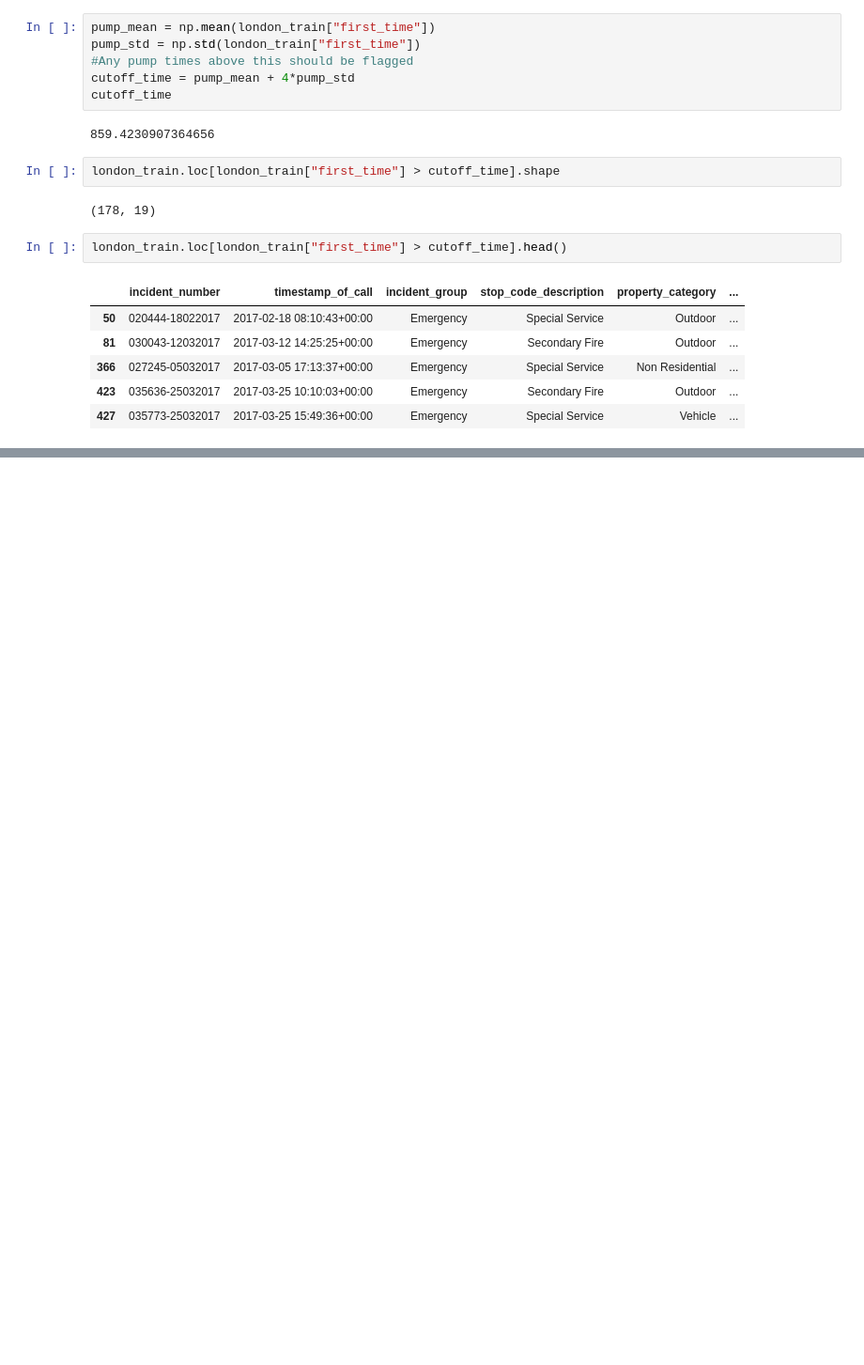
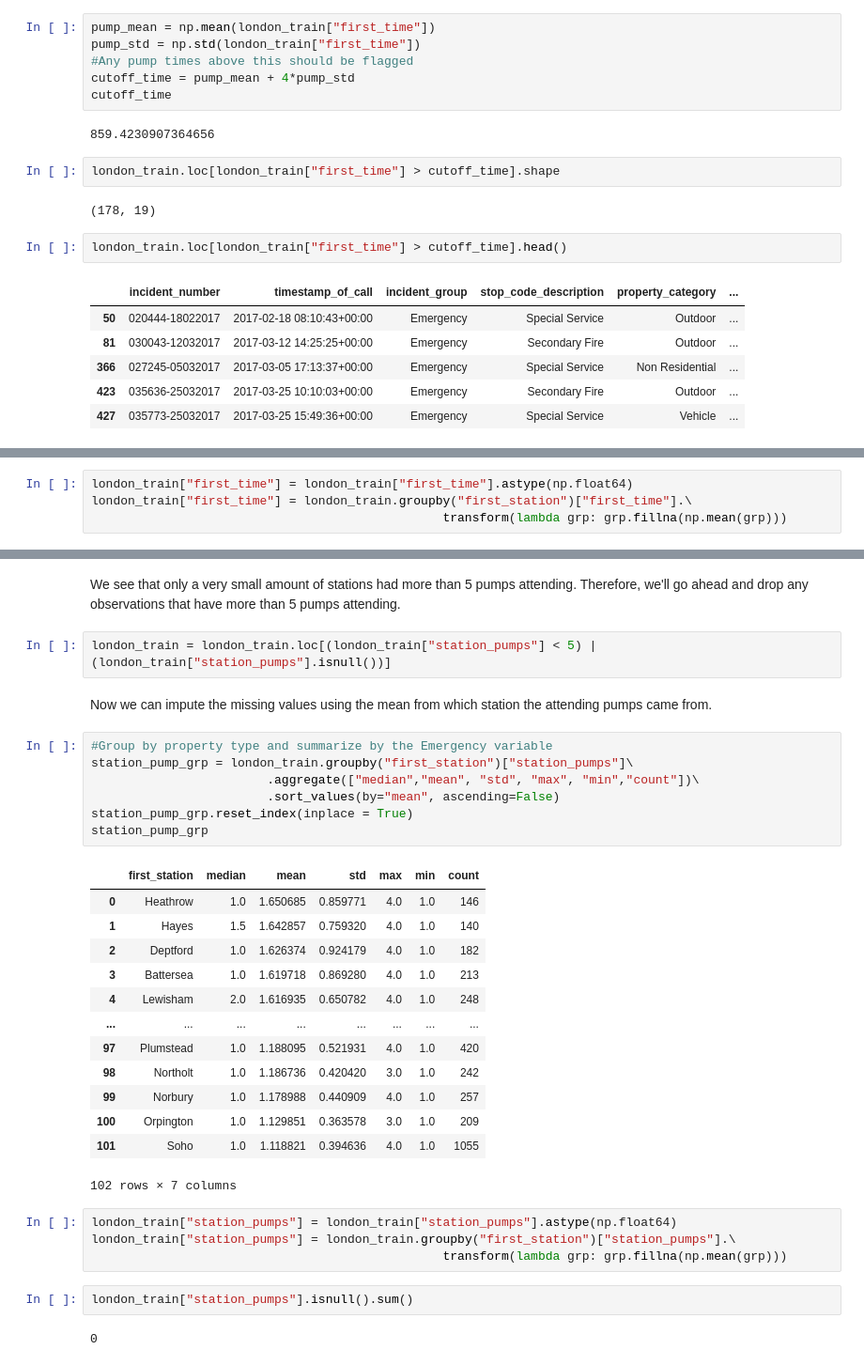
Before and after one commit to AustinYunker/London-Fire-Brigade, a Jupyter notebook: Data Cleaning.ipynb, the cells around one changed output, grey strips where cells are left out. Shown at 94% size. Saved outputs shown, nothing was run; the diff lists cells and outputs as text; blank space fills up the shorter version.

```diff
--- a/Data Cleaning.ipynb
+++ b/Data Cleaning.ipynb
@@ -847,0 +785,4 @@ dtype: int64
+# %%
+london_train["first_time"] = london_train["first_time"].astype(np.float64)
+london_train["first_time"] = london_train.groupby("first_station")["first_time"].\
+                                                transform(lambda grp: grp.fillna(np.mean(grp)))
@@ -847,0 +830,35 @@ dtype: int64
+# %% [markdown]
+We see that only a very small amount of stations had more than 5 pumps attending. Therefore, we'll go ahead and drop any observations that have more than 5 pumps attending.
+# %%
+london_train = london_train.loc[(london_train["station_pumps"] < 5) | (london_train["station_pumps"].isnull())]
+# %% [markdown]
+Now we can impute the missing values using the mean from which station the attending pumps came from.
+# %%
+#Group by property type and summarize by the Emergency variable
+station_pump_grp = london_train.groupby("first_station")["station_pumps"]\
+                        .aggregate(["median","mean", "std", "max", "min","count"])\
+                        .sort_values(by="mean", ascending=False)
+station_pump_grp.reset_index(inplace = True)
+station_pump_grp
+# %% [output]
+|  | first_station | median | mean | std | max | min | count |
+| 0 | Heathrow | 1.0 | 1.650685 | 0.859771 | 4.0 | 1.0 | 146 |
+| 1 | Hayes | 1.5 | 1.642857 | 0.759320 | 4.0 | 1.0 | 140 |
+| 2 | Deptford | 1.0 | 1.626374 | 0.924179 | 4.0 | 1.0 | 182 |
+| 3 | Battersea | 1.0 | 1.619718 | 0.869280 | 4.0 | 1.0 | 213 |
+| 4 | Lewisham | 2.0 | 1.616935 | 0.650782 | 4.0 | 1.0 | 248 |
+| ... | ... | ... | ... | ... | ... | ... | ... |
+| 97 | Plumstead | 1.0 | 1.188095 | 0.521931 | 4.0 | 1.0 | 420 |
+| 98 | Northolt | 1.0 | 1.186736 | 0.420420 | 3.0 | 1.0 | 242 |
+| 99 | Norbury | 1.0 | 1.178988 | 0.440909 | 4.0 | 1.0 | 257 |
+| 100 | Orpington | 1.0 | 1.129851 | 0.363578 | 3.0 | 1.0 | 209 |
+| 101 | Soho | 1.0 | 1.118821 | 0.394636 | 4.0 | 1.0 | 1055 |
+102 rows × 7 columns
+# %%
+london_train["station_pumps"] = london_train["station_pumps"].astype(np.float64)
+london_train["station_pumps"] = london_train.groupby("first_station")["station_pumps"].\
+                                                transform(lambda grp: grp.fillna(np.mean(grp)))
+# %%
+london_train["station_pumps"].isnull().sum()
+# %% [output]
+0
```
Also changed, not shown: parts of 41 cells of this notebook.
